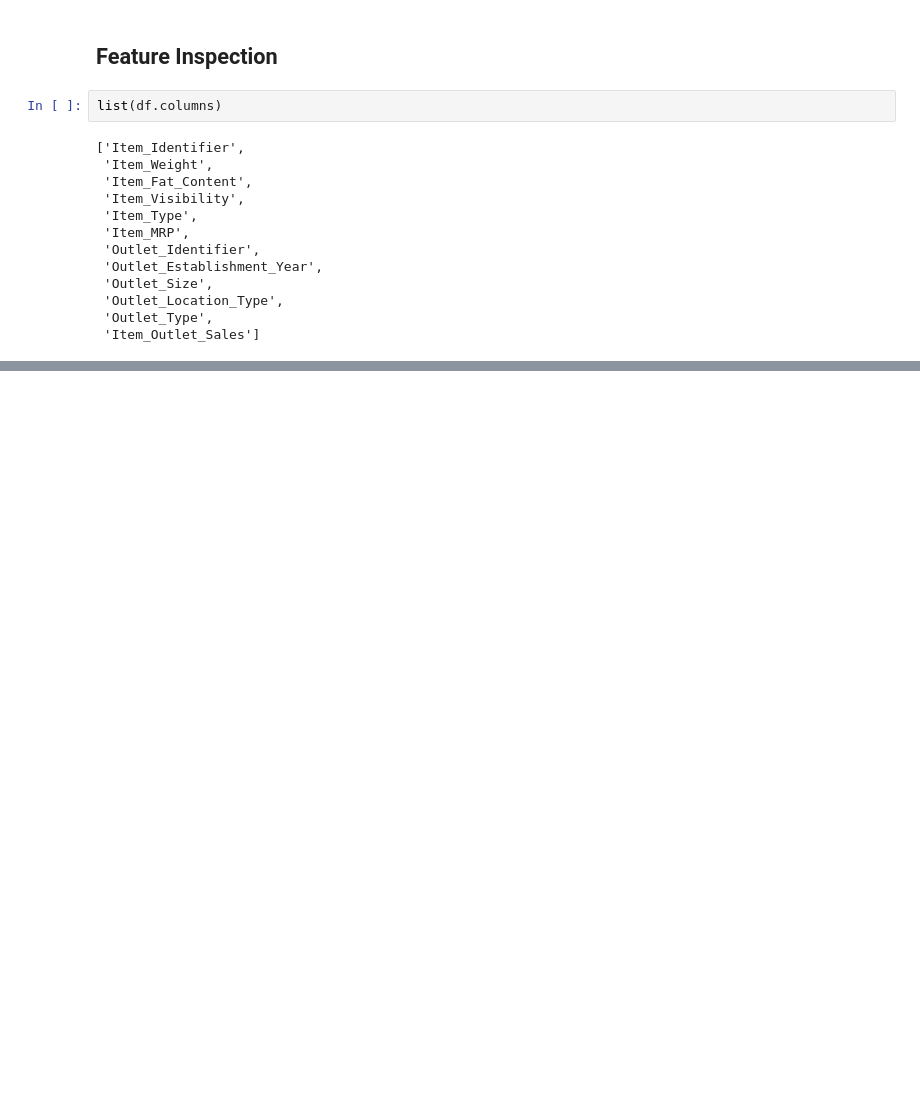
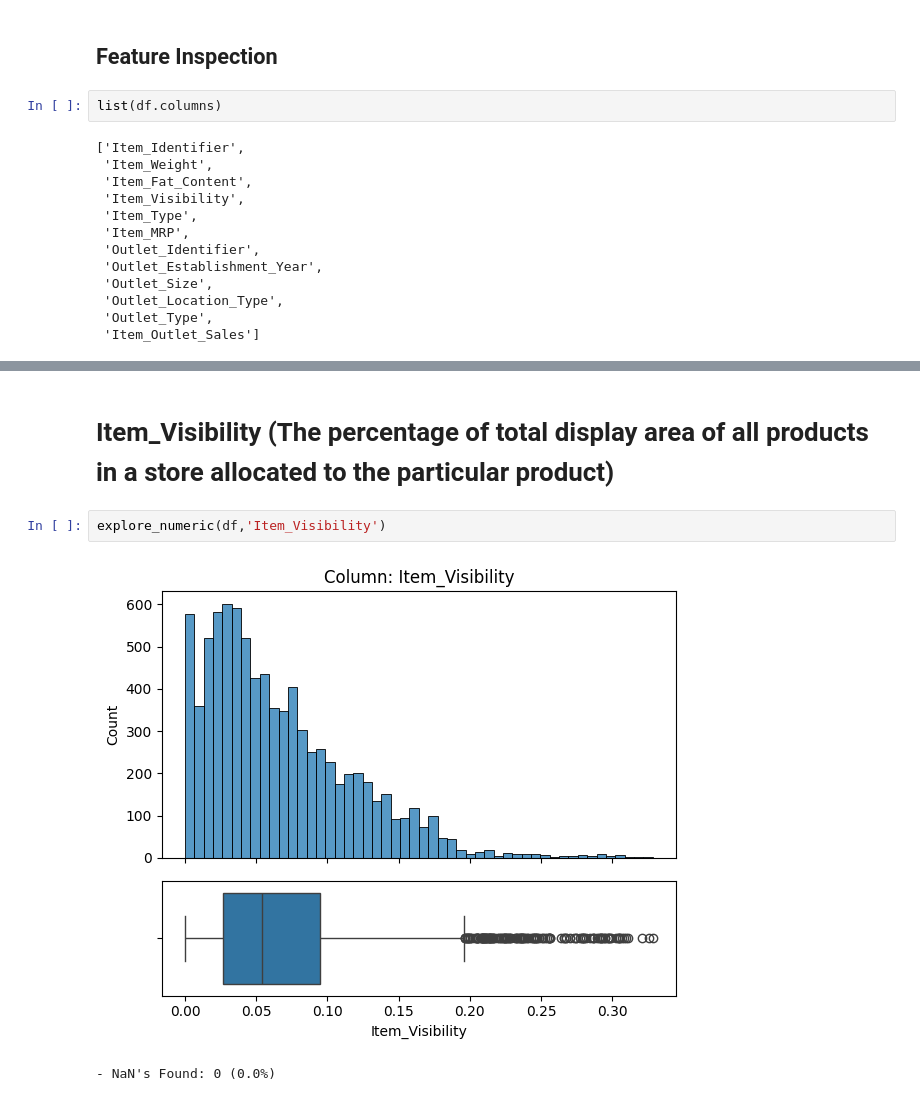
Before and after one commit to MomenJabr/Prediction-of-Product-Sales, a Jupyter notebook: Prediction_of_Product_Sales.ipynb, the cells around one changed output, grey strips where cells are left out. Drawn from its saved outputs; the diff is of its cells as text; blank space fills up the shorter version.

```diff
--- a/Prediction_of_Product_Sales.ipynb
+++ b/Prediction_of_Product_Sales.ipynb
@@ -524,0 +695,7 @@ list(df.columns)
+# %% [markdown]
+# Item_Visibility (The percentage of total display area of all products in a store allocated to the particular product)
+# %%
+explore_numeric(df,'Item_Visibility')
+# %% [output]
+[figure, added]
+- NaN's Found: 0 (0.0%)
```
Also changed, not shown: parts of 46 cells of this notebook.
